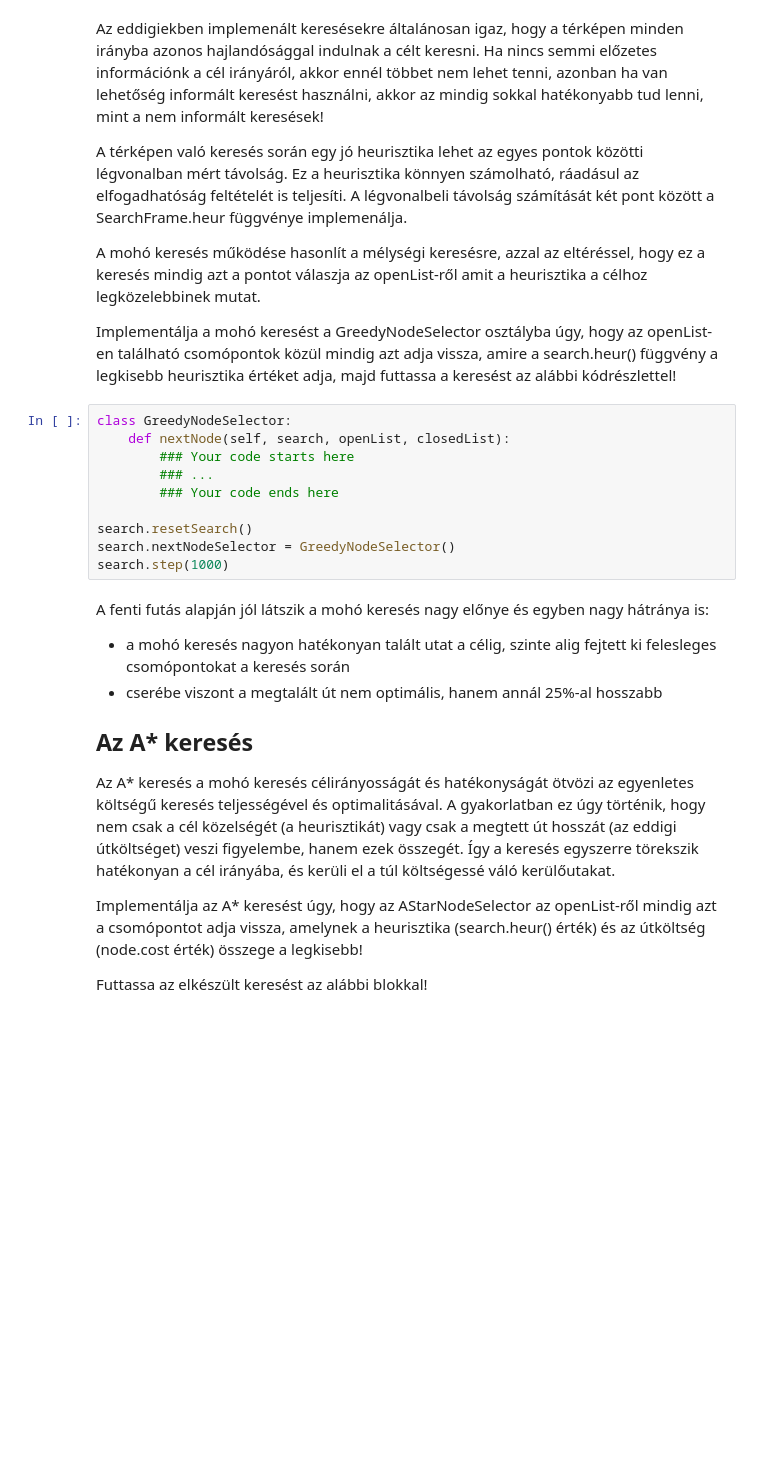
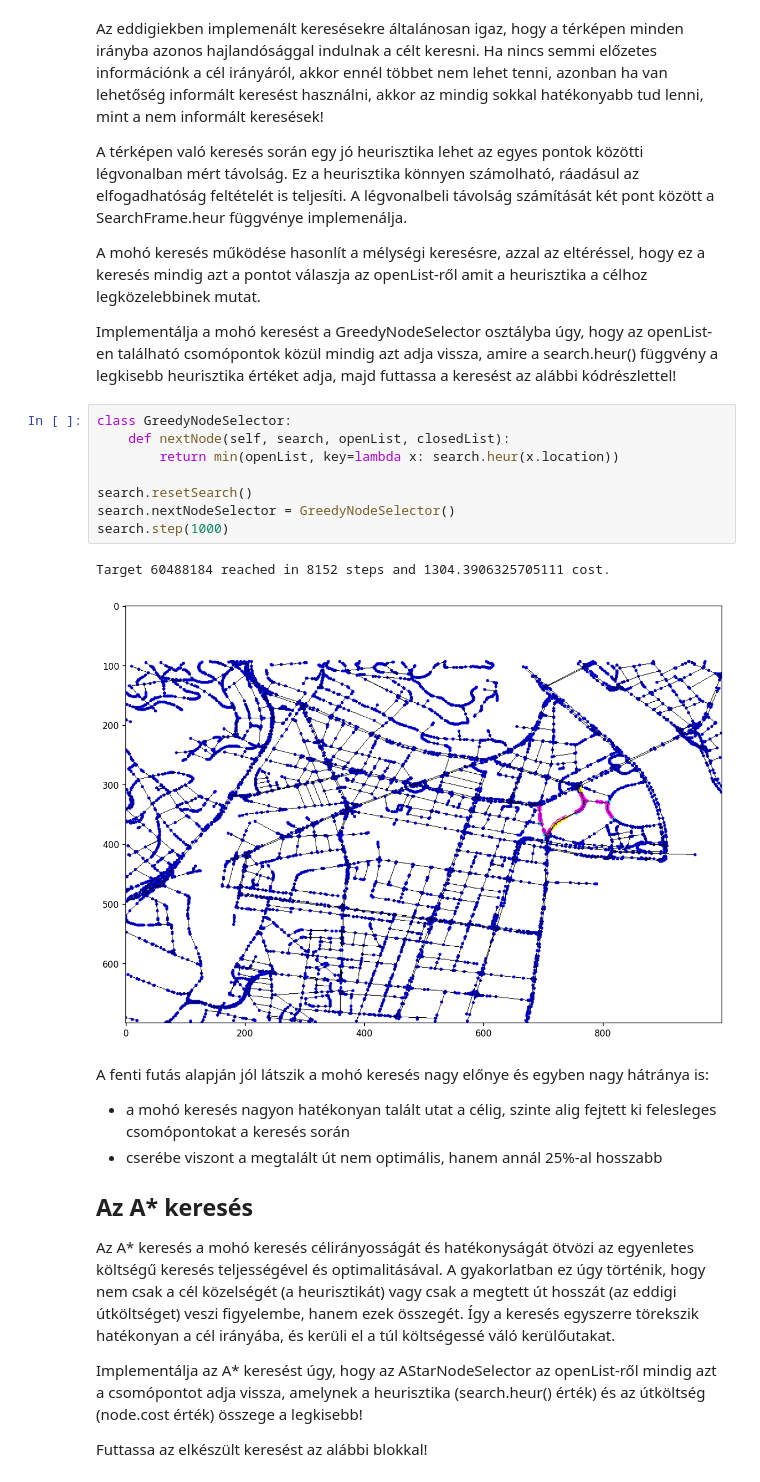
Before and after one commit to Steve-hub-dot/MI_laborok, a Jupyter notebook: BSc_MI_labor_1_Kereses_2024_hallgatoi.ipynb, the cells around one changed output. Saved outputs shown, nothing was run; the diff lists cells and outputs as text; blank space fills up the shorter version.

```diff
--- a/BSc_MI_labor_1_Kereses_2024_hallgatoi.ipynb
+++ b/BSc_MI_labor_1_Kereses_2024_hallgatoi.ipynb
@@ -363,13 +341,14 @@ Implementálja a mohó keresést a GreedyNodeSelector osztályba úgy, hogy az o
 # %%
 class GreedyNodeSelector:
     def nextNode(self, search, openList, closedList):
-        ### Your code starts here
-        ### ...
-        ### Your code ends here
+        return min(openList, key=lambda x: search.heur(x.location))
 
 search.resetSearch()
 search.nextNodeSelector = GreedyNodeSelector()
 search.step(1000)
+# %% [output]
+Target 60488184 reached in 8152 steps and 1304.3906325705111 cost.
+[figure, added]
 # %% [markdown]
 A fenti futás alapján jól látszik a mohó keresés nagy előnye és egyben nagy hátránya is:
 * a mohó keresés nagyon hatékonyan talált utat a célig, szinte alig fejtett ki felesleges csomópontokat a keresés során
```
Also changed, not shown: parts of 6 cells of this notebook.
